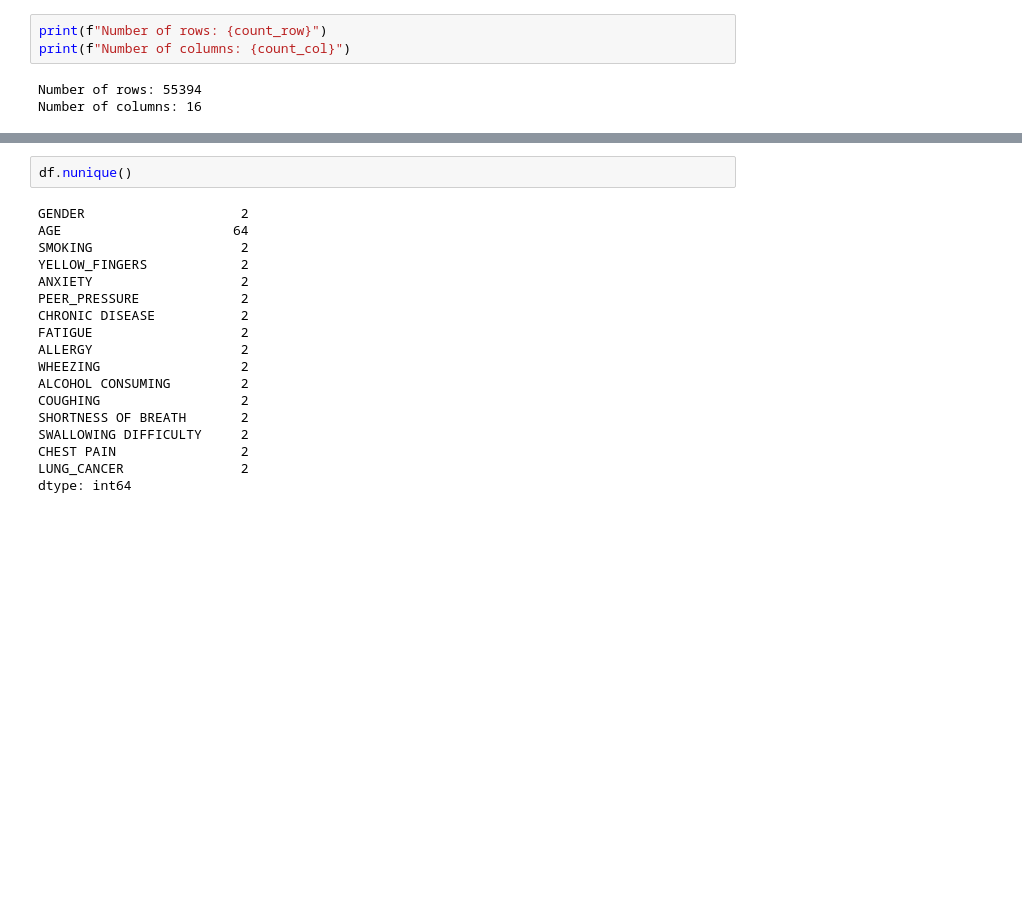
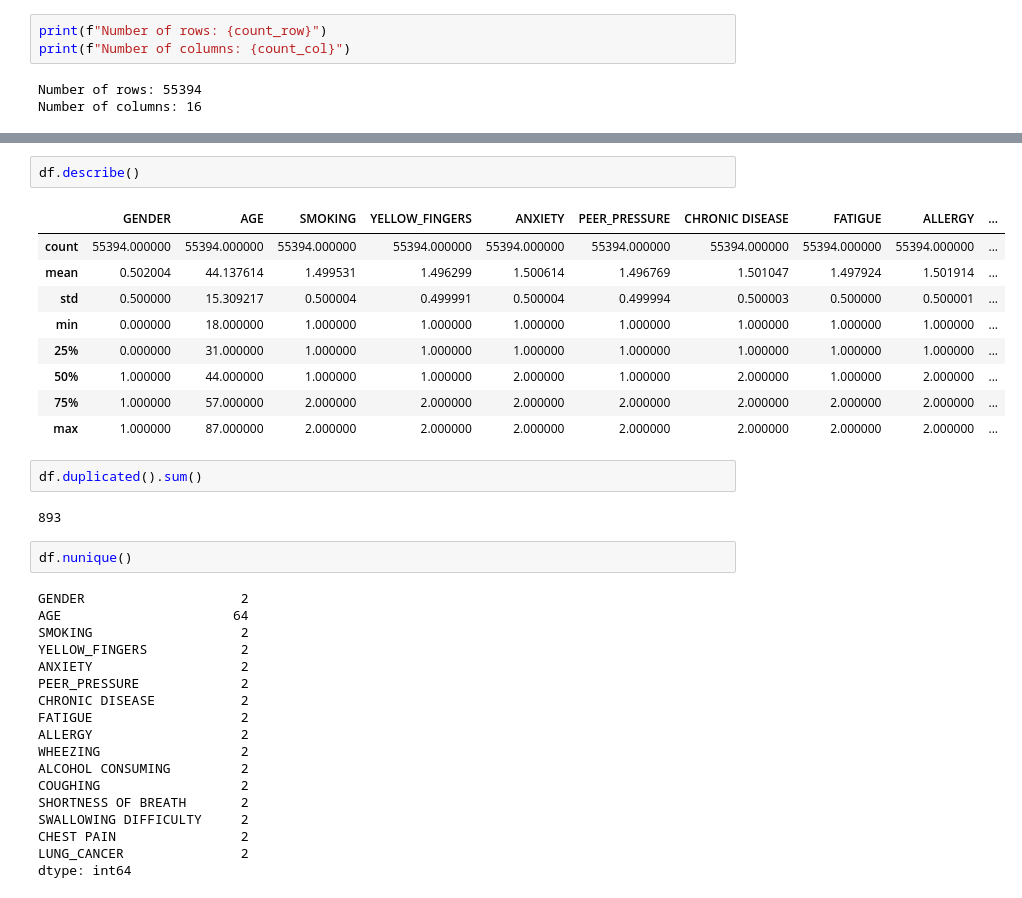
Before and after one commit to Skiiidoodle/Lung_cancer_prediction_ver1, a Jupyter notebook: Lung_cancer_detection.ipynb, the cells around one changed output, grey strips where cells are left out. Cells and saved outputs as stored; diff of their text form; blank space fills up the shorter version.

```diff
--- a/Lung_cancer_detection.ipynb
+++ b/Lung_cancer_detection.ipynb
@@ -52,3 +83,19 @@ for label in cols[:-1]:
+# %%
+df.describe()
+# %% [output]
+|  | GENDER | AGE | SMOKING | YELLOW_FINGERS | ANXIETY | PEER_PRESSURE | CHRONIC DISEASE | FATIGUE | ALLERGY | ... |
+| count | 55394.000000 | 55394.000000 | 55394.000000 | 55394.000000 | 55394.000000 | 55394.000000 | 55394.000000 | 55394.000000 | 55394.000000 | ... |
+| mean | 0.502004 | 44.137614 | 1.499531 | 1.496299 | 1.500614 | 1.496769 | 1.501047 | 1.497924 | 1.501914 | ... |
+| std | 0.500000 | 15.309217 | 0.500004 | 0.499991 | 0.500004 | 0.499994 | 0.500003 | 0.500000 | 0.500001 | ... |
+| min | 0.000000 | 18.000000 | 1.000000 | 1.000000 | 1.000000 | 1.000000 | 1.000000 | 1.000000 | 1.000000 | ... |
+| 25% | 0.000000 | 31.000000 | 1.000000 | 1.000000 | 1.000000 | 1.000000 | 1.000000 | 1.000000 | 1.000000 | ... |
+| 50% | 1.000000 | 44.000000 | 1.000000 | 1.000000 | 2.000000 | 1.000000 | 2.000000 | 1.000000 | 2.000000 | ... |
+| 75% | 1.000000 | 57.000000 | 2.000000 | 2.000000 | 2.000000 | 2.000000 | 2.000000 | 2.000000 | 2.000000 | ... |
+| max | 1.000000 | 87.000000 | 2.000000 | 2.000000 | 2.000000 | 2.000000 | 2.000000 | 2.000000 | 2.000000 | ... |
+# %%
+df.duplicated().sum()
+# %% [output]
+893
 # %%
 df.nunique()
 # %% [output]
```
Also changed, not shown: parts of 5 cells of this notebook.
